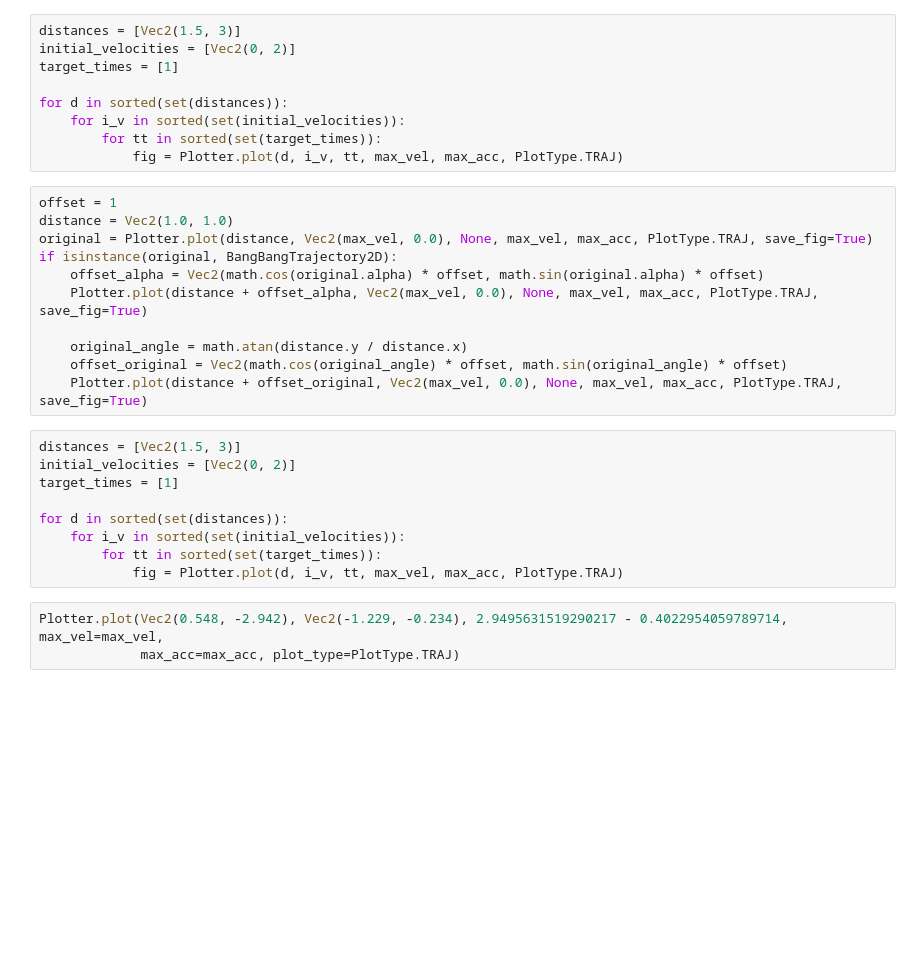
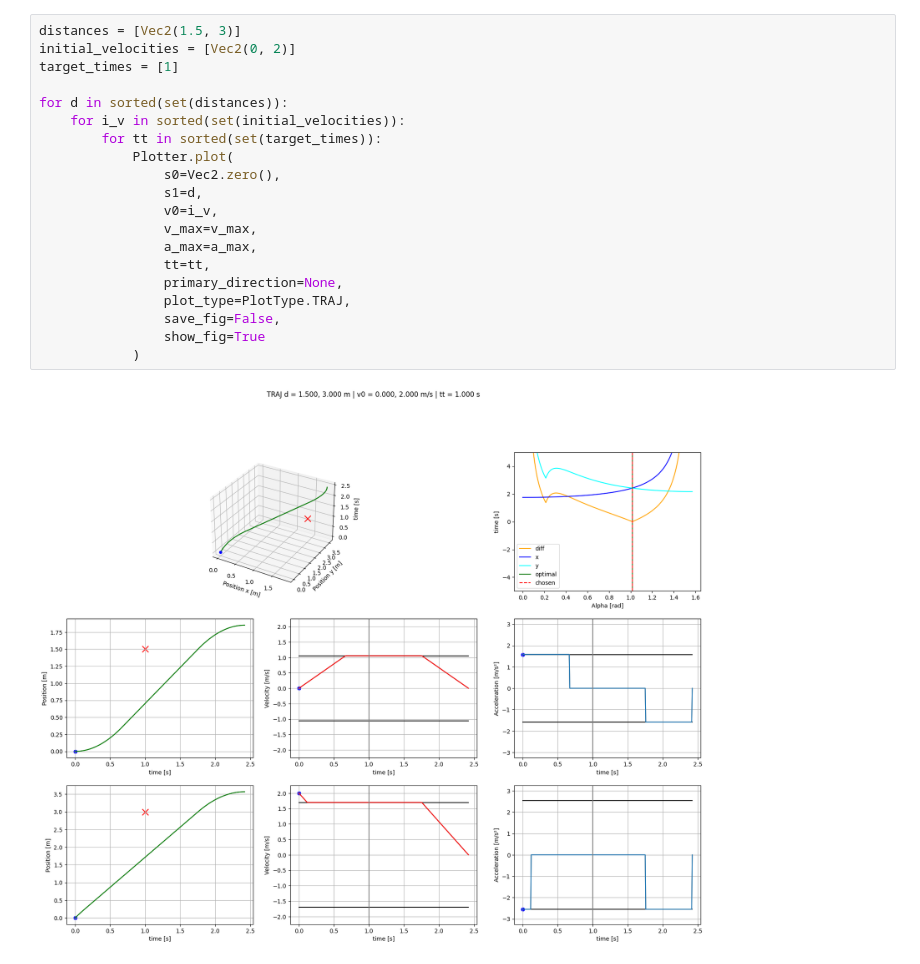
Before and after one commit to TIGERs-Mannheim/TrajectoryPlotter, a Jupyter notebook: drawTrajectories.ipynb, the cells around one changed output. Cells and saved outputs as stored; diff of their text form; blank space fills up the shorter version.

```diff
--- a/drawTrajectories.ipynb
+++ b/drawTrajectories.ipynb
@@ -70,35 +72,25 @@ if isinstance(original, BangBangTrajectory2D):
 # %%
 distances = [Vec2(1.5, 3)]
 initial_velocities = [Vec2(0, 2)]
 target_times = [1]
 
 for d in sorted(set(distances)):
     for i_v in sorted(set(initial_velocities)):
         for tt in sorted(set(target_times)):
-            fig = Plotter.plot(d, i_v, tt, max_vel, max_acc, PlotType.TRAJ)
+            Plotter.plot(
+                s0=Vec2.zero(),
+                s1=d,
+                v0=i_v,
+                v_max=v_max,
+                a_max=a_max,
+                tt=tt,
+                primary_direction=None,
+                plot_type=PlotType.TRAJ,
+                save_fig=False,
+                show_fig=True
+            )
+# %% [output]
+[figure, added]
-# %%
-offset = 1
-distance = Vec2(1.0, 1.0)
-original = Plotter.plot(distance, Vec2(max_vel, 0.0), None, max_vel, max_acc, PlotType.TRAJ, save_fig=True)
-if isinstance(original, BangBangTrajectory2D):
-    offset_alpha = Vec2(math.cos(original.alpha) * offset, math.sin(original.alpha) * offset)
-    Plotter.plot(distance + offset_alpha, Vec2(max_vel, 0.0), None, max_vel, max_acc, PlotType.TRAJ, save_fig=True)
-
-    original_angle = math.atan(distance.y / distance.x)
-    offset_original = Vec2(math.cos(original_angle) * offset, math.sin(original_angle) * offset)
-    Plotter.plot(distance + offset_original, Vec2(max_vel, 0.0), None, max_vel, max_acc, PlotType.TRAJ, save_fig=True)
-# %%
-distances = [Vec2(1.5, 3)]
-initial_velocities = [Vec2(0, 2)]
-target_times = [1]
-
-for d in sorted(set(distances)):
-    for i_v in sorted(set(initial_velocities)):
-        for tt in sorted(set(target_times)):
-            fig = Plotter.plot(d, i_v, tt, max_vel, max_acc, PlotType.TRAJ)
-# %%
-Plotter.plot(Vec2(0.548, -2.942), Vec2(-1.229, -0.234), 2.9495631519290217 - 0.4022954059789714, max_vel=max_vel,
-             max_acc=max_acc, plot_type=PlotType.TRAJ)
 # %%
 test_values = [
     (0.0, 0.0, 0.0),
```
Also changed, not shown: parts of 17 cells of this notebook, 5 other files.
